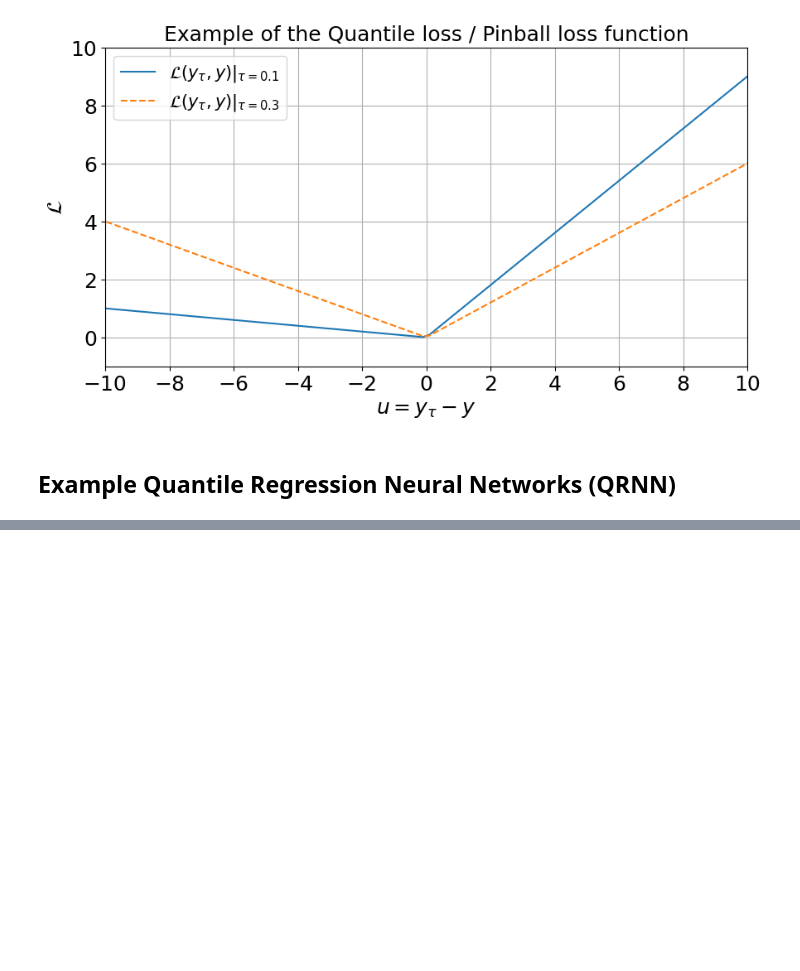
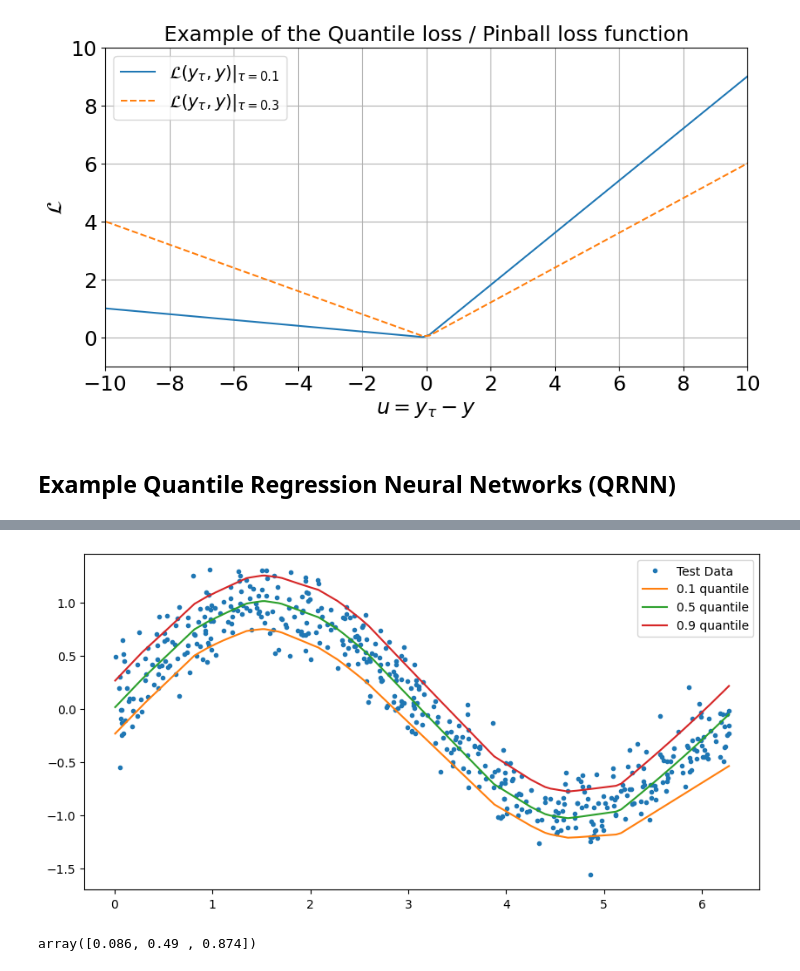
Before and after one commit to filipronn/SEEX30_Cloud_Fog, a Jupyter notebook: Cloud_rm/qrnn_example.ipynb, the cells around one changed output, grey strips where cells are left out. Drawn from its saved outputs; the diff is of its cells as text; code cells hidden in the pictures; blank space fills up the shorter version.

Commit message:
Finished QRNN example and made network model more robust

```diff
--- a/Cloud_rm/qrnn_example.ipynb
+++ b/Cloud_rm/qrnn_example.ipynb
@@ -160,0 +161,30 @@ plt.plot(x,y,'.')
+# %%
+x=np.array([x]).T
+X_train, X_test, y_train, y_test=train_test_split(x,y,test_size=0.05)
+
+
+import random
+
+val_size=0.05
+validation_indices=np.array(random.sample(range(len(X_train)), int(len(X_train)*val_size)))
+train_indices=[i for i in range(len(X_train)) if np.any(validation_indices==i)==False]
+
+quantiles=np.array([0.1,0.5,0.9])
+batch_size=500
+# %%
+nepochs=200
+quantiles=[0.1,0.5,0.9]
+model=QuantileNetwork(quantiles=quantiles)
+
+# Add everything but the output layer
+sequence=nn.Sequential(
+    nn.Linear(1,64),
+    nn.ReLU(),
+    nn.Linear(64, len(quantiles)*1) #Output dimesion is number of quantiles times number of target variables
+)
+model.fit(X_train,y_train,
+          train_indices,
+          validation_indices,
+          batch_size=batch_size,
+          nepochs=nepochs,
+          sequence=sequence)
@@ -160,0 +222,20 @@ plt.plot(x,y,'.')
+# %%
+sort_indices=np.argsort(X_test[:,0])
+X_test_sort=X_test[sort_indices]
+y_test_sort=y_test[sort_indices]
+preds = model.predict(X_test_sort)
+
+plt.plot(X_test_sort,y_test_sort,'.')
+plt.plot(X_test_sort,preds)
+
+legend=["Test Data"]
+quantiles_str=[str(quant)+" quantile" for quant in quantiles]
+legend.extend(quantiles_str)
+plt.legend(legend)
+plt.show()
+# %% [output]
+[figure, added]
+# %%
+QuantileNetwork.quant_rate(y_test_sort,preds)
+# %% [output]
+array([0.086, 0.49 , 0.874])
```
Also changed, not shown: parts of 3 cells of this notebook, 2 other files.
